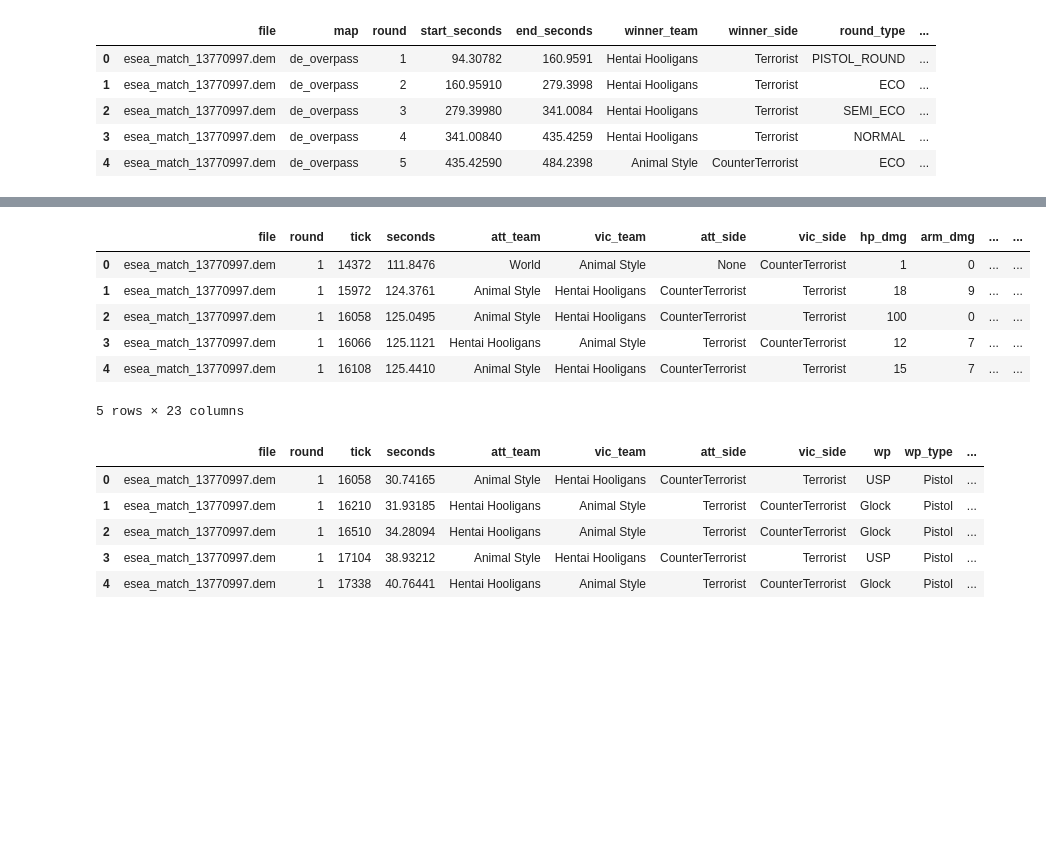
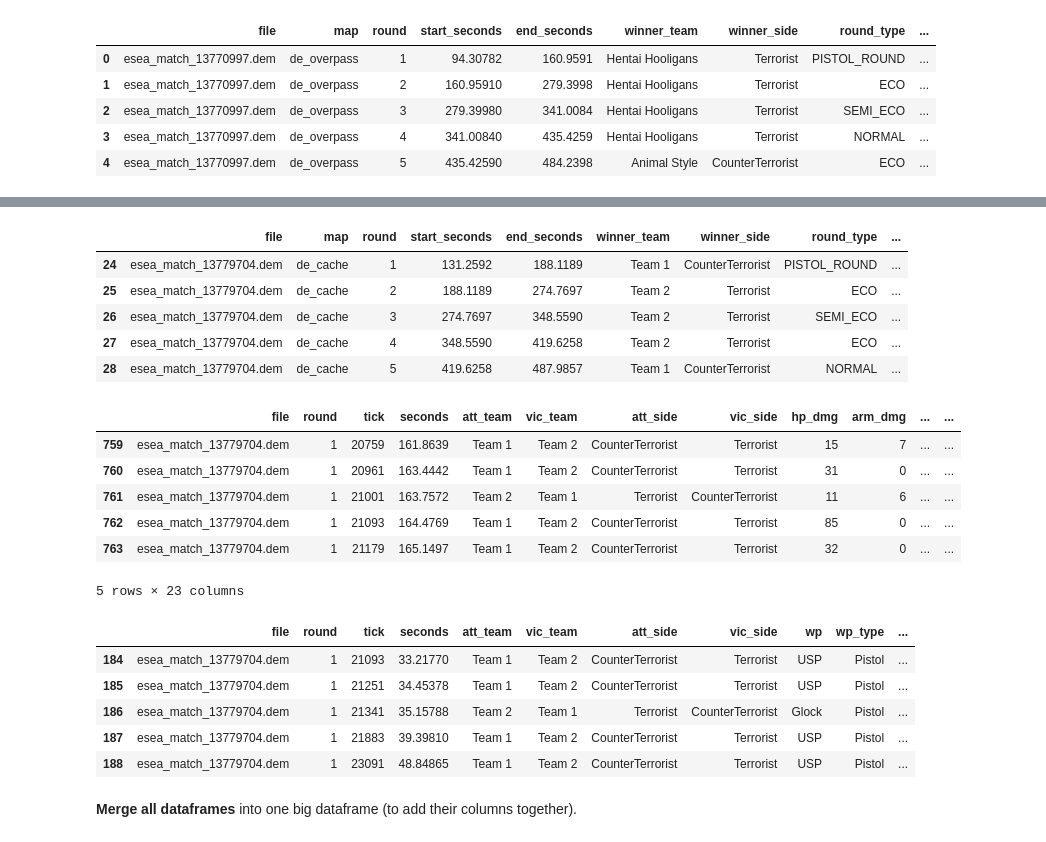
Before and after one commit to fattycuty/DSAI-Mini-Project, a Jupyter notebook: DS Mini-Project.ipynb, the cells around one changed output, grey strips where cells are left out. Saved outputs shown, nothing was run; the diff lists cells and outputs as text; code cells hidden in the pictures; blank space fills up the shorter version.

```diff
--- a/DS Mini-Project.ipynb
+++ b/DS Mini-Project.ipynb
@@ -18,7 +53,6 @@ map_dict = map_df.set_index("map_name").transpose().to_dict()
 # %%
-# insert duration per round
-demo_with_duration_df = demo_df.assign(round_duration=lambda x: x.end_seconds - x.start_seconds)
-demo_with_duration_df.head()
+demo_updated_df = demo_df.assign(round_duration=lambda x: x.end_seconds - x.start_seconds)
+demo_updated_df.head()
 # %% [output]
 |  | file | map | round | start_seconds | end_seconds | winner_team | winner_side | round_type | ... |
 | 0 | esea_match_13770997.dem | de_overpass | 1 | 94.30782 | 160.9591 | Hentai Hooligans | Terrorist | PISTOL_ROUND | ... |
@@ -28,0 +65,5 @@ demo_with_duration_df.head()
+# %%
+demo_updated_df['loser_side'] = np.where(demo_updated_df['winner_side']== 'Terrorist', 'CounterTerrorist', 'Terrorist')
+demo_updated_df['t_win'] = np.where(demo_updated_df['winner_side']== 'Terrorist', True, False)
+demo_updated_df['ct_win'] = np.where(demo_updated_df['winner_side']== 'CounterTerrorist', True, False)
+demo_updated_df.head()
@@ -28,0 +97,3 @@ demo_with_duration_df.head()
+# %%
+demo_updated_df = demo_updated_df[~demo_updated_df['start_seconds'].isnull()]
+demo_updated_df.isnull().sum()
@@ -29,36 +127,46 @@ demo_with_duration_df.head()
 # %%
-file_unique = demo_with_duration_df['file'].unique()
+file_unique = demo_updated_df['file'].unique()
 
 incomplete_matches = []
 
 # put every match in a list that does not have a complete set of rounds by comparing difference in index and round of min and max
-for map_name in file_unique:
-    max_id = demo_with_duration_df.file.values.searchsorted(map_name, side='right')
-    min_id = demo_with_duration_df.file.values.searchsorted(map_name, side='left')
+for file_name in file_unique:
+    max_id = demo_updated_df.file.values.searchsorted(file_name, side='right')
+    min_id = demo_updated_df.file.values.searchsorted(file_name, side='left')
     expected_total_rounds = max_id-min_id
-    actual_rounds = demo_with_duration_df.iloc[max_id-1]['round']
+    actual_rounds = demo_updated_df.iloc[max_id-1]['round']
 
     if (actual_rounds!=expected_total_rounds):
-        incomplete_matches.append(map_name)
+        incomplete_matches.append(file_name)
 
-demo_clean_df = demo_with_duration_df[~demo_with_duration_df['file'].isin(incomplete_matches)]
+# remove incomplete matches
+demo_clean_df = demo_updated_df[~demo_updated_df['file'].isin(incomplete_matches)]
+dmg_clean_df = dmg_df[~dmg_df['file'].isin(incomplete_matches)]
+kill_clean_df = kill_df[~kill_df['file'].isin(incomplete_matches)]
 # %%
-dmg_df.head()
+display(demo_clean_df.head())
+display(dmg_clean_df.head())
+display(kill_clean_df.head())
 # %% [output]
-|  | file | round | tick | seconds | att_team | vic_team | att_side | vic_side | hp_dmg | arm_dmg | ... | ... |
-| 0 | esea_match_13770997.dem | 1 | 14372 | 111.8476 | World | Animal Style | None | CounterTerrorist | 1 | 0 | ... | ... |
-| 1 | esea_match_13770997.dem | 1 | 15972 | 124.3761 | Animal Style | Hentai Hooligans | CounterTerrorist | Terrorist | 18 | 9 | ... | ... |
-| 2 | esea_match_13770997.dem | 1 | 16058 | 125.0495 | Animal Style | Hentai Hooligans | CounterTerrorist | Terrorist | 100 | 0 | ... | ... |
-| 3 | esea_match_13770997.dem | 1 | 16066 | 125.1121 | Hentai Hooligans | Animal Style | Terrorist | CounterTerrorist | 12 | 7 | ... | ... |
-| 4 | esea_match_13770997.dem | 1 | 16108 | 125.4410 | Animal Style | Hentai Hooligans | CounterTerrorist | Terrorist | 15 | 7 | ... | ... |
+|  | file | map | round | start_seconds | end_seconds | winner_team | winner_side | round_type | ... |
+| 24 | esea_match_13779704.dem | de_cache | 1 | 131.2592 | 188.1189 | Team 1 | CounterTerrorist | PISTOL_ROUND | ... |
+| 25 | esea_match_13779704.dem | de_cache | 2 | 188.1189 | 274.7697 | Team 2 | Terrorist | ECO | ... |
+| 26 | esea_match_13779704.dem | de_cache | 3 | 274.7697 | 348.5590 | Team 2 | Terrorist | SEMI_ECO | ... |
+| 27 | esea_match_13779704.dem | de_cache | 4 | 348.5590 | 419.6258 | Team 2 | Terrorist | ECO | ... |
+| 28 | esea_match_13779704.dem | de_cache | 5 | 419.6258 | 487.9857 | Team 1 | CounterTerrorist | NORMAL | ... |
+|  | file | round | tick | seconds | att_team | vic_team | att_side | vic_side | hp_dmg | arm_dmg | ... | ... |
+| 759 | esea_match_13779704.dem | 1 | 20759 | 161.8639 | Team 1 | Team 2 | CounterTerrorist | Terrorist | 15 | 7 | ... | ... |
+| 760 | esea_match_13779704.dem | 1 | 20961 | 163.4442 | Team 1 | Team 2 | CounterTerrorist | Terrorist | 31 | 0 | ... | ... |
+| 761 | esea_match_13779704.dem | 1 | 21001 | 163.7572 | Team 2 | Team 1 | Terrorist | CounterTerrorist | 11 | 6 | ... | ... |
+| 762 | esea_match_13779704.dem | 1 | 21093 | 164.4769 | Team 1 | Team 2 | CounterTerrorist | Terrorist | 85 | 0 | ... | ... |
+| 763 | esea_match_13779704.dem | 1 | 21179 | 165.1497 | Team 1 | Team 2 | CounterTerrorist | Terrorist | 32 | 0 | ... | ... |
 5 rows × 23 columns
+|  | file | round | tick | seconds | att_team | vic_team | att_side | vic_side | wp | wp_type | ... |
+| 184 | esea_match_13779704.dem | 1 | 21093 | 33.21770 | Team 1 | Team 2 | CounterTerrorist | Terrorist | USP | Pistol | ... |
+| 185 | esea_match_13779704.dem | 1 | 21251 | 34.45378 | Team 1 | Team 2 | CounterTerrorist | Terrorist | USP | Pistol | ... |
+| 186 | esea_match_13779704.dem | 1 | 21341 | 35.15788 | Team 2 | Team 1 | Terrorist | CounterTerrorist | Glock | Pistol | ... |
+| 187 | esea_match_13779704.dem | 1 | 21883 | 39.39810 | Team 1 | Team 2 | CounterTerrorist | Terrorist | USP | Pistol | ... |
+| 188 | esea_match_13779704.dem | 1 | 23091 | 48.84865 | Team 1 | Team 2 | CounterTerrorist | Terrorist | USP | Pistol | ... |
-# %%
-kill_df.head()
-# %% [output]
-|  | file | round | tick | seconds | att_team | vic_team | att_side | vic_side | wp | wp_type | ... |
-| 0 | esea_match_13770997.dem | 1 | 16058 | 30.74165 | Animal Style | Hentai Hooligans | CounterTerrorist | Terrorist | USP | Pistol | ... |
-| 1 | esea_match_13770997.dem | 1 | 16210 | 31.93185 | Hentai Hooligans | Animal Style | Terrorist | CounterTerrorist | Glock | Pistol | ... |
-| 2 | esea_match_13770997.dem | 1 | 16510 | 34.28094 | Hentai Hooligans | Animal Style | Terrorist | CounterTerrorist | Glock | Pistol | ... |
-| 3 | esea_match_13770997.dem | 1 | 17104 | 38.93212 | Animal Style | Hentai Hooligans | CounterTerrorist | Terrorist | USP | Pistol | ... |
-| 4 | esea_match_13770997.dem | 1 | 17338 | 40.76441 | Hentai Hooligans | Animal Style | Terrorist | CounterTerrorist | Glock | Pistol | ... |
+# %% [markdown]
+<b>Merge all dataframes</b> into one big dataframe (to add their columns together).
 # %%
```
Also changed, not shown: parts of 46 cells of this notebook.
